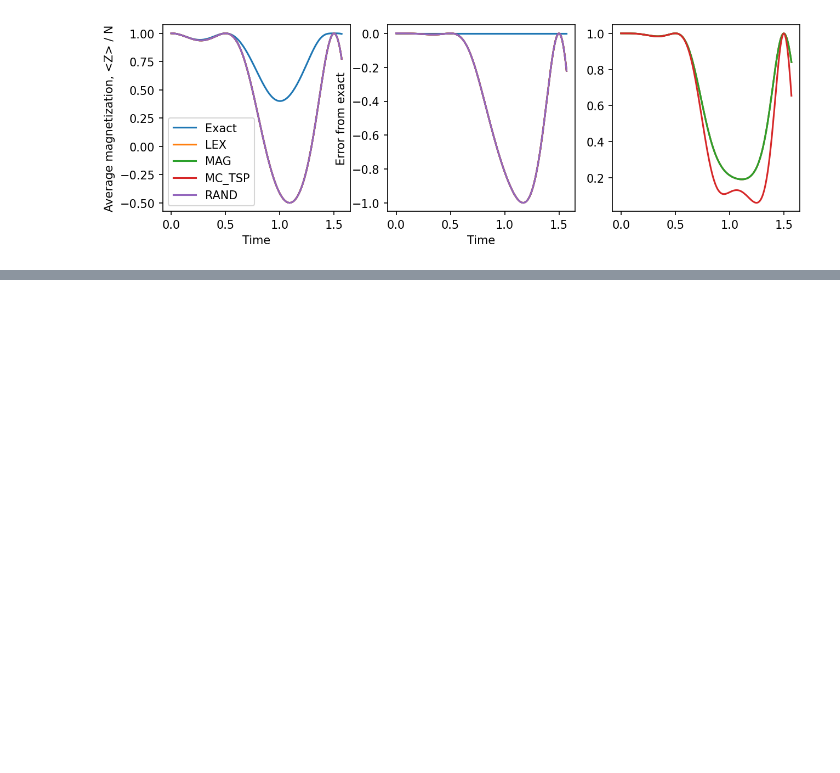
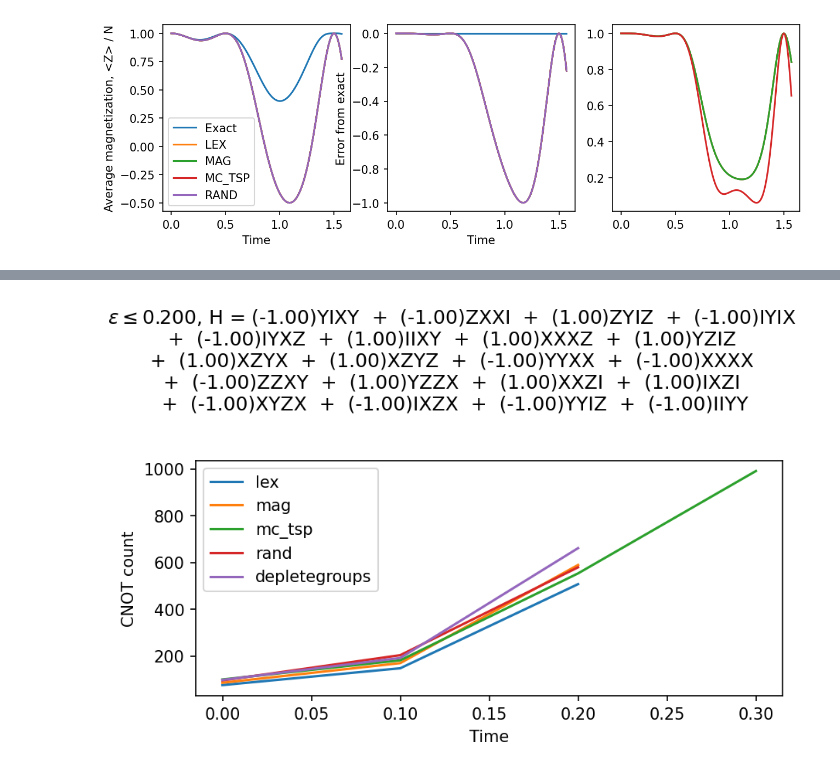
Before and after one commit to teaguetomesh/dqs-term-grouping, a Jupyter notebook: Simulations.ipynb, the cells around one changed output, grey strips where cells are left out. Saved outputs shown, nothing was run; the diff lists cells and outputs as text; code cells hidden in the pictures; blank space fills up the shorter version.

```diff
--- a/Simulations.ipynb
+++ b/Simulations.ipynb
@@ -725,0 +706,19 @@ plt.tight_layout()
+# %%
+num_qubits = 4
+num_terms = 20
+epsilon_limit = 0.2
+
+hamiltonian = dqs.hamiltonians.random_H(num_qubits, num_terms, binary=True)
+print(hamiltonian)
+
+results = {'lex': [], 'mag': [], 'mc_tsp': [], 'rand': [], 'depletegroups': []}
+for sort_type in results.keys():
+    print(f'{sort_type.upper()} results...')
+    for t in np.arange(0, 1.1, 0.1):
+        dqs_obj = dqs.quantum_dynamics.Dynamics(hamiltonian)
+        dqs_obj.sort_hamiltonian(sort_type)
+        simresult = reach_epsilon(t, epsilon_limit, dqs_obj, r_limit=12)
+        if simresult[0] == -1:
+            break
+        results[sort_type].append((t, *simresult))
+print('done')
@@ -725,0 +738,35 @@ plt.tight_layout()
+# %%
+fig, ax = plt.subplots(dpi=150)
+
+for label, result in results.items():
+    time, diamond_dist, r_needed, gate_count = [], [], [], []
+    for val in result:
+        if val[1] < 0:
+            break
+        time.append(val[0])
+        diamond_dist.append(val[1])
+        r_needed.append(val[2])
+        gate_count.append(val[3])
+
+    ax.plot(time, gate_count, label=label)
+
+ax.legend()
+ax.set_ylabel('CNOT count')
+ax.set_xlabel('Time')
+hstr = dqs.hamiltonians.get_H_str(hamiltonian, sigfigs=2)
+harray = hstr.split('+')
+if len(harray) > 4:
+    hstr = harray[0]
+    i = 1
+    for term in harray[1:]:
+        hstr += f' + {term}'
+        i += 1
+        if i >= 4:
+            hstr += '\n'
+            i = 0
+fig.suptitle(r'$\epsilon \leq {:.3f}$, H = {}'.format(epsilon_limit, hstr))
+plt.tight_layout()
+plt.show()
+plt.close()
+# %% [output]
+[figure, added]
```
Also changed, not shown: parts of 10 cells of this notebook, 1 other file.
